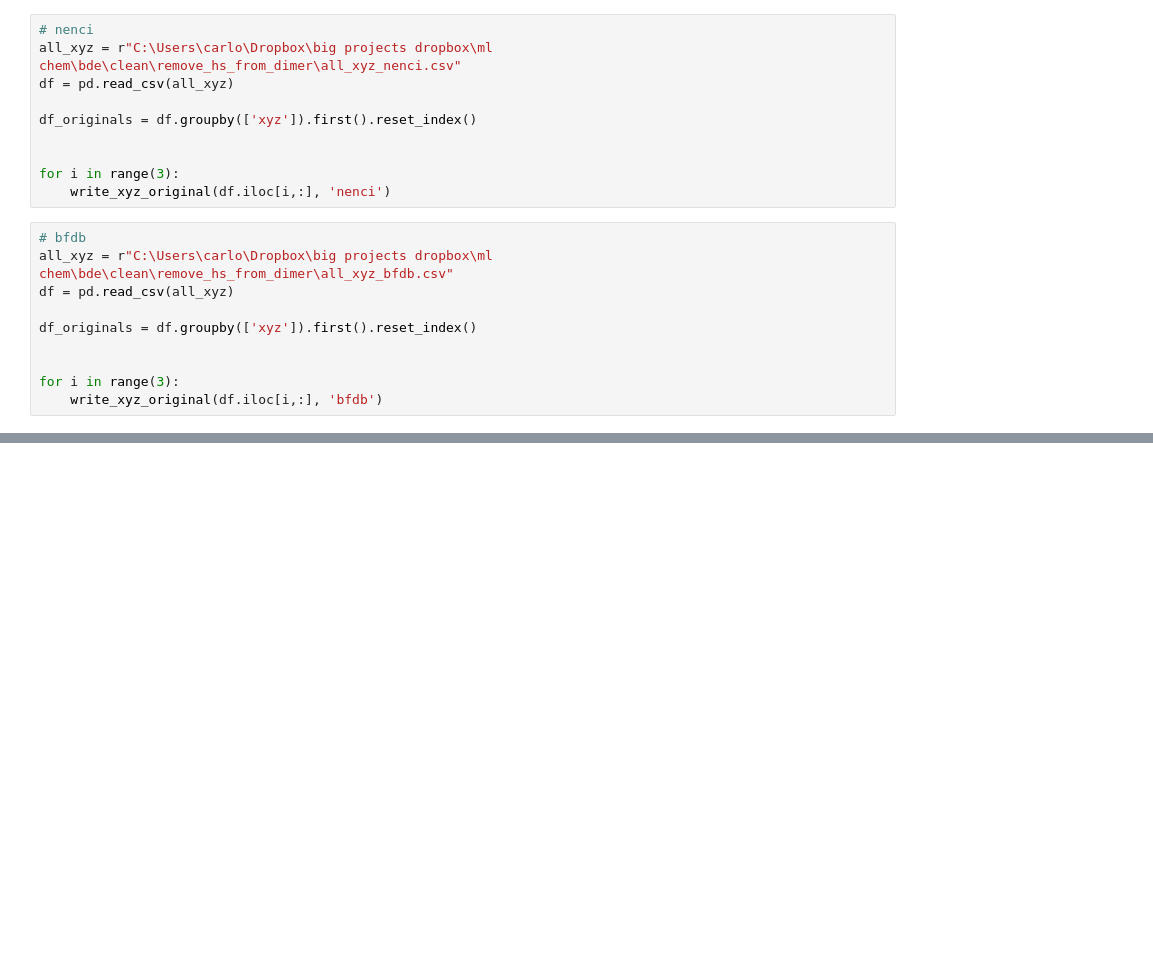
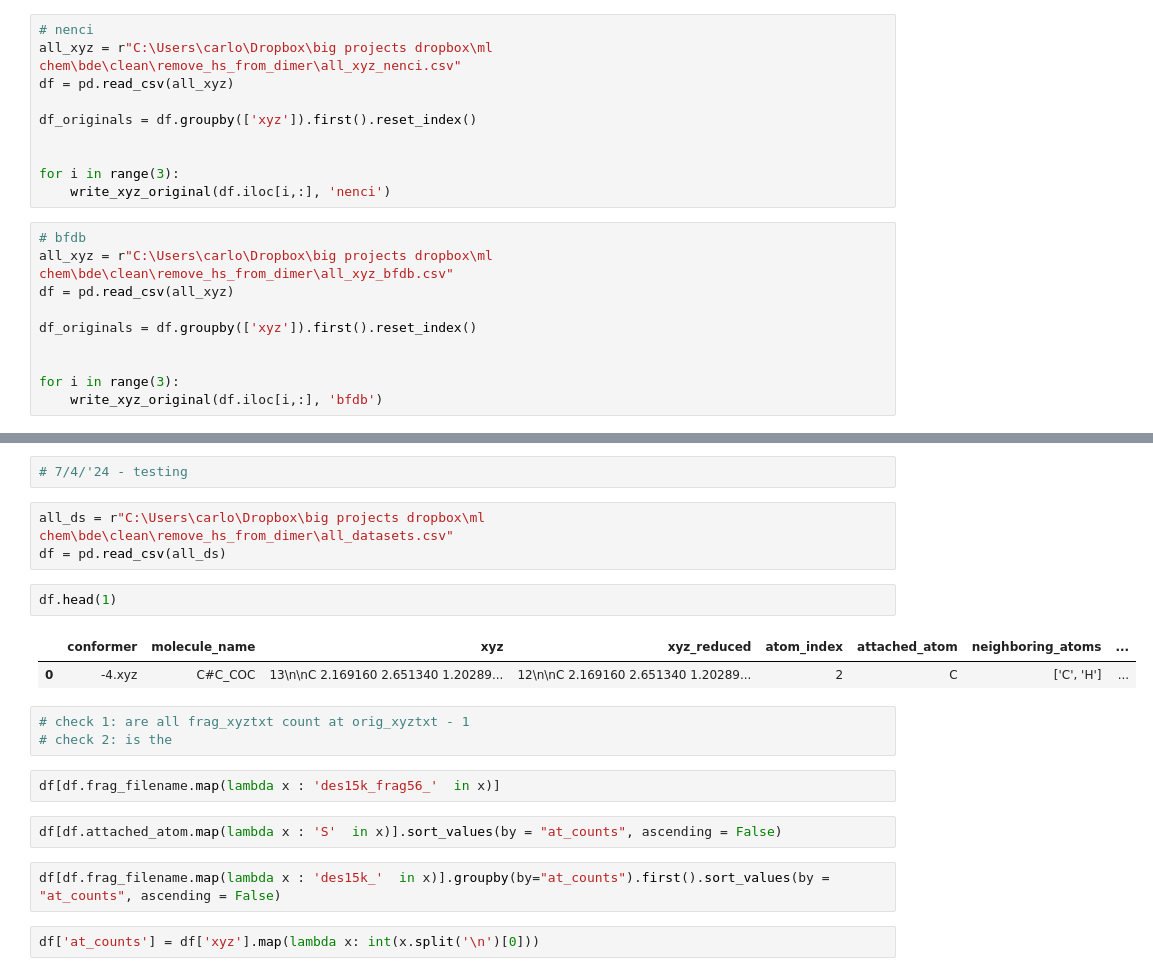
Before and after one commit to carloodq/remove_hs_from_dimer, a Jupyter notebook: explore2.ipynb, the cells around one changed output, grey strips where cells are left out. Drawn from its saved outputs; the diff is of its cells as text; blank space fills up the shorter version.

Commit message:
filename changes

```diff
--- a/explore2.ipynb
+++ b/explore2.ipynb
@@ -653,0 +722,21 @@ for i in range(3):
+# %%
+# 7/4/'24 - testing
+# %%
+all_ds = r"C:\Users\carlo\Dropbox\big projects dropbox\ml chem\bde\clean\remove_hs_from_dimer\all_datasets.csv"
+df = pd.read_csv(all_ds)
+# %%
+df.head(1)
+# %% [output]
+|  | conformer | molecule_name | xyz | xyz_reduced | atom_index | attached_atom | neighboring_atoms | ... |
+| 0 | -4.xyz | C#C_COC | 13\n\nC 2.169160 2.651340 1.20289... | 12\n\nC 2.169160 2.651340 1.20289... | 2 | C | ['C', 'H'] | ... |
+# %%
+# check 1: are all frag_xyztxt count at orig_xyztxt - 1
+# check 2: is the
+# %%
+df[df.frag_filename.map(lambda x : 'des15k_frag56_'  in x)]
+# %%
+df[df.attached_atom.map(lambda x : 'S'  in x)].sort_values(by = "at_counts", ascending = False)
+# %%
+df[df.frag_filename.map(lambda x : 'des15k_'  in x)].groupby(by="at_counts").first().sort_values(by = "at_counts", ascending = False)
+# %%
+df['at_counts'] = df['xyz'].map(lambda x: int(x.split('\n')[0]))
```
Also changed, not shown: parts of 18 cells of this notebook, 8 other files.
